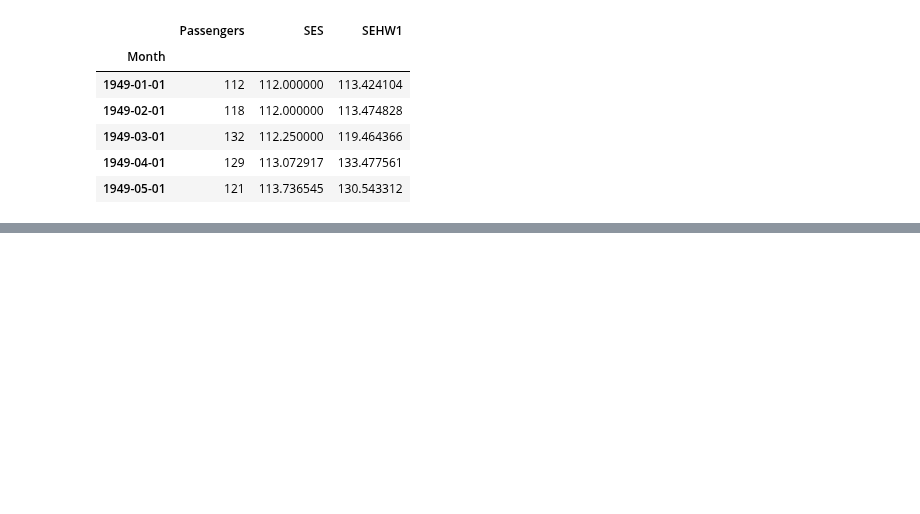
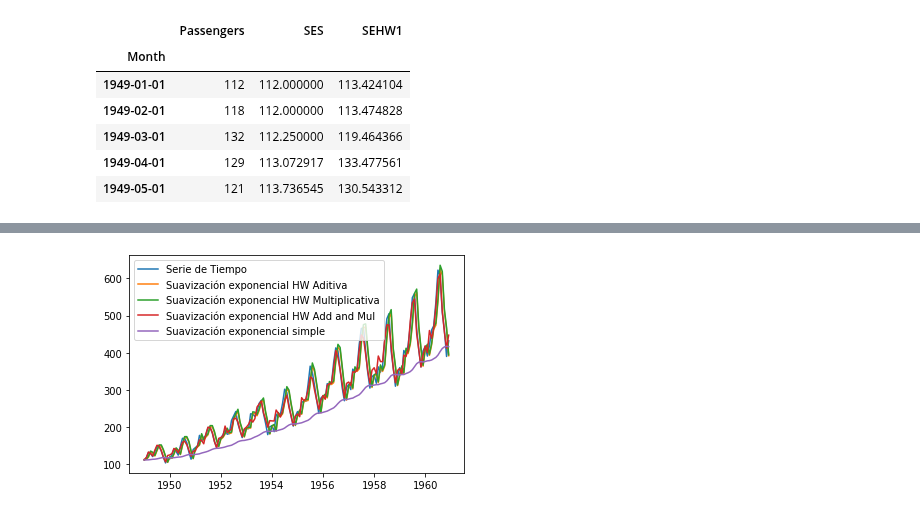
Before and after one commit to K-Viera/Python, a Jupyter notebook: IN/SeriesWithCSV.ipynb, the cells around one changed output, grey strips where cells are left out. Cells and saved outputs as stored; diff of their text form; code cells hidden in the pictures; blank space fills up the shorter version.

```diff
--- a/IN/SeriesWithCSV.ipynb
+++ b/IN/SeriesWithCSV.ipynb
@@ -263,0 +317,10 @@ datos.head()
+# %%
+plt.plot(datos['Passengers'],label='Serie de Tiempo')
+plt.plot(datos['SEHW1'],label='Suavización exponencial HW Aditiva')
+plt.plot(datos['SEHW2'],label='Suavización exponencial HW Multiplicativa')
+plt.plot(datos['SEHW3'],label='Suavización exponencial HW Add and Mul')
+plt.plot(datos['SES'],label='Suavización exponencial simple')
+plt.legend()
+plt.show()
+# %% [output]
+[figure, added]
```
Also changed, not shown: parts of 19 cells of this notebook.
